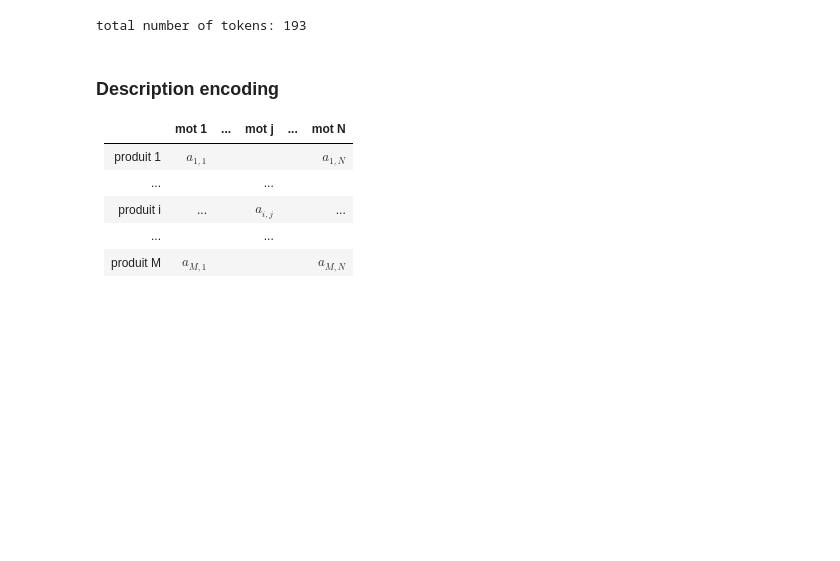
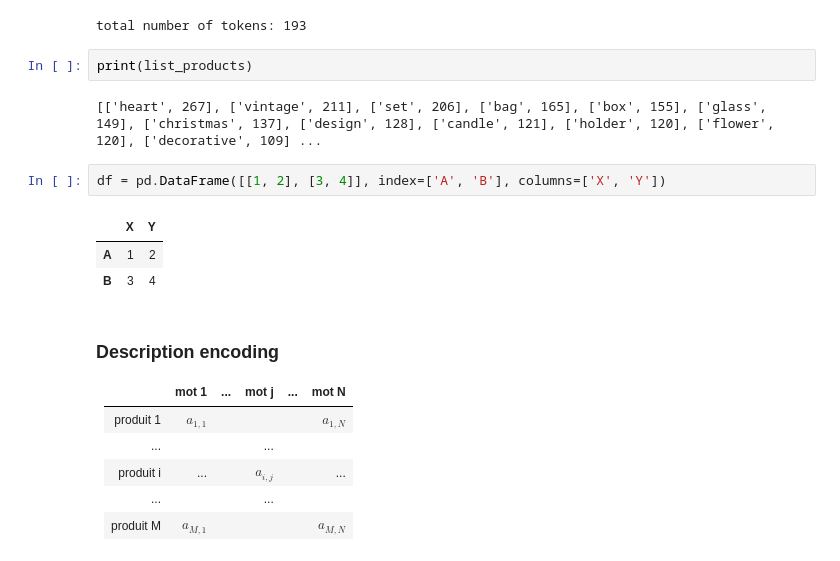
Before and after one commit to YaTingChang0620/CustomerAnalysis, a Jupyter notebook: description_matrix.ipynb, the cells around one changed output. Saved outputs shown, nothing was run; the diff lists cells and outputs as text; blank space fills up the shorter version.

```diff
--- a/description_matrix.ipynb
+++ b/description_matrix.ipynb
@@ -85,6 +85,16 @@ list_products.sort(key = lambda x:x[1], reverse = True)
 print('total number of tokens:', len(list_products))
 # %% [output]
 total number of tokens: 193
+# %%
+print(list_products)
+# %% [output]
+[['heart', 267], ['vintage', 211], ['set', 206], ['bag', 165], ['box', 155], ['glass', 149], ['christmas', 137], ['design', 128], ['candle', 121], ['holder', 120], ['flower', 120], ['decorative', 109] ...
+# %%
+df = pd.DataFrame([[1, 2], [3, 4]], index=['A', 'B'], columns=['X', 'Y'])
+# %% [output]
+|  | X | Y |
+| A | 1 | 2 |
+| B | 3 | 4 |
 # %% [markdown]
 ### Description encoding
 |   | mot 1  |  ...  | mot j  | ...  | mot N  |
```
Also changed, not shown: parts of 2 cells of this notebook, 14 other files.
